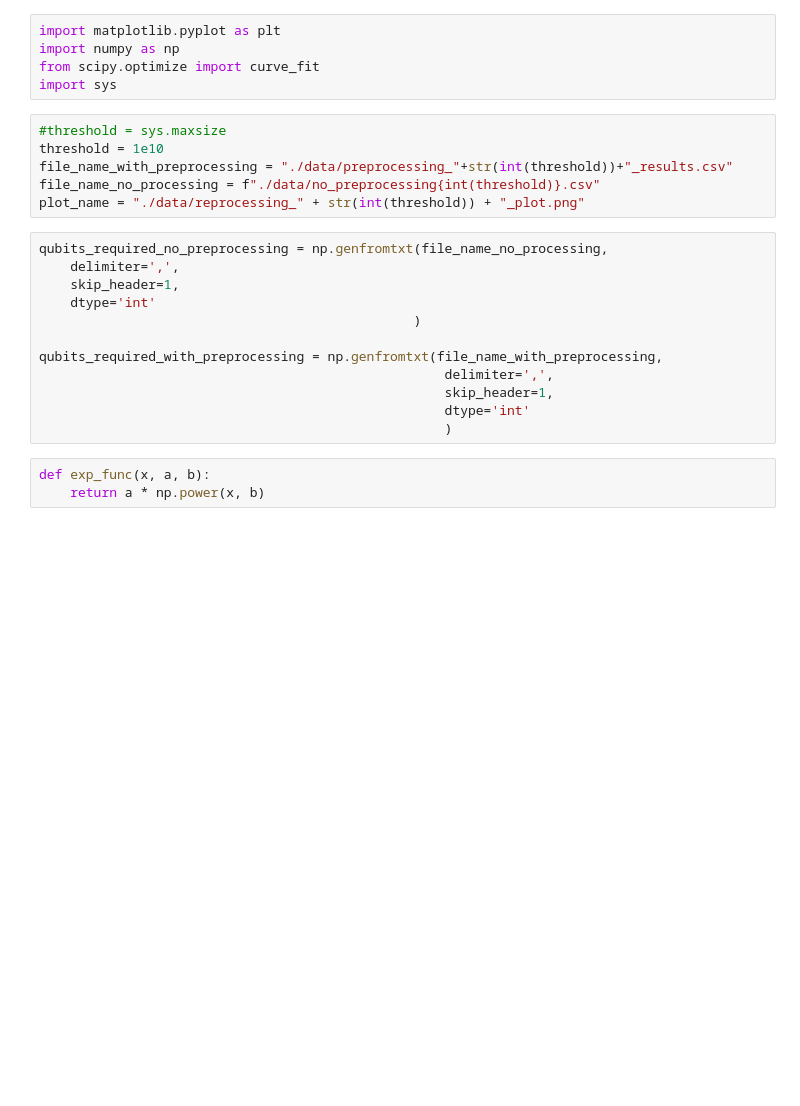
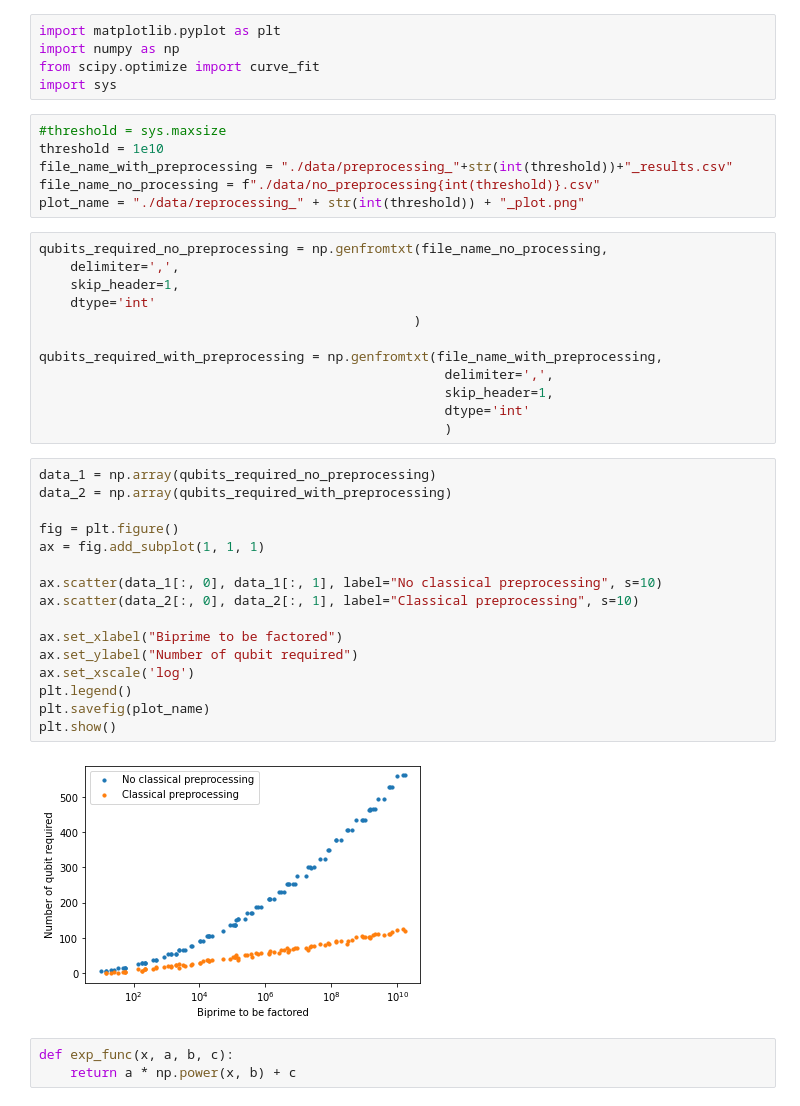
Before and after one commit to Mostafa-Atallah2020/func-qaoa-factorization, a Jupyter notebook: Mostafa and Shamim/graph1.ipynb, the cells around one changed output. Saved outputs shown, nothing was run; the diff lists cells and outputs as text; blank space fills up the shorter version.

```diff
--- a/Mostafa and Shamim/graph1.ipynb
+++ b/Mostafa and Shamim/graph1.ipynb
@@ -21,9 +21,27 @@ qubits_required_with_preprocessing = np.genfromtxt(file_name_with_preprocessing,
                                                     skip_header=1,
                                                     dtype='int'
                                                     )
+# %%
+data_1 = np.array(qubits_required_no_preprocessing)
+data_2 = np.array(qubits_required_with_preprocessing)
+
+fig = plt.figure()
+ax = fig.add_subplot(1, 1, 1)
+
+ax.scatter(data_1[:, 0], data_1[:, 1], label="No classical preprocessing", s=10)
+ax.scatter(data_2[:, 0], data_2[:, 1], label="Classical preprocessing", s=10)
+
+ax.set_xlabel("Biprime to be factored")
+ax.set_ylabel("Number of qubit required")
+ax.set_xscale('log')
+plt.legend()
+plt.savefig(plot_name)
+plt.show()
+# %% [output]
+[figure, added]
 # %%
-def exp_func(x, a, b):
-    return a * np.power(x, b)
+def exp_func(x, a, b, c):
+    return a * np.power(x, b) + c
 # %%
 data_1 = np.array(qubits_required_no_preprocessing)
 data_2 = np.array(qubits_required_with_preprocessing)
```
Also changed, not shown: parts of 3 cells of this notebook, 1 other file.
